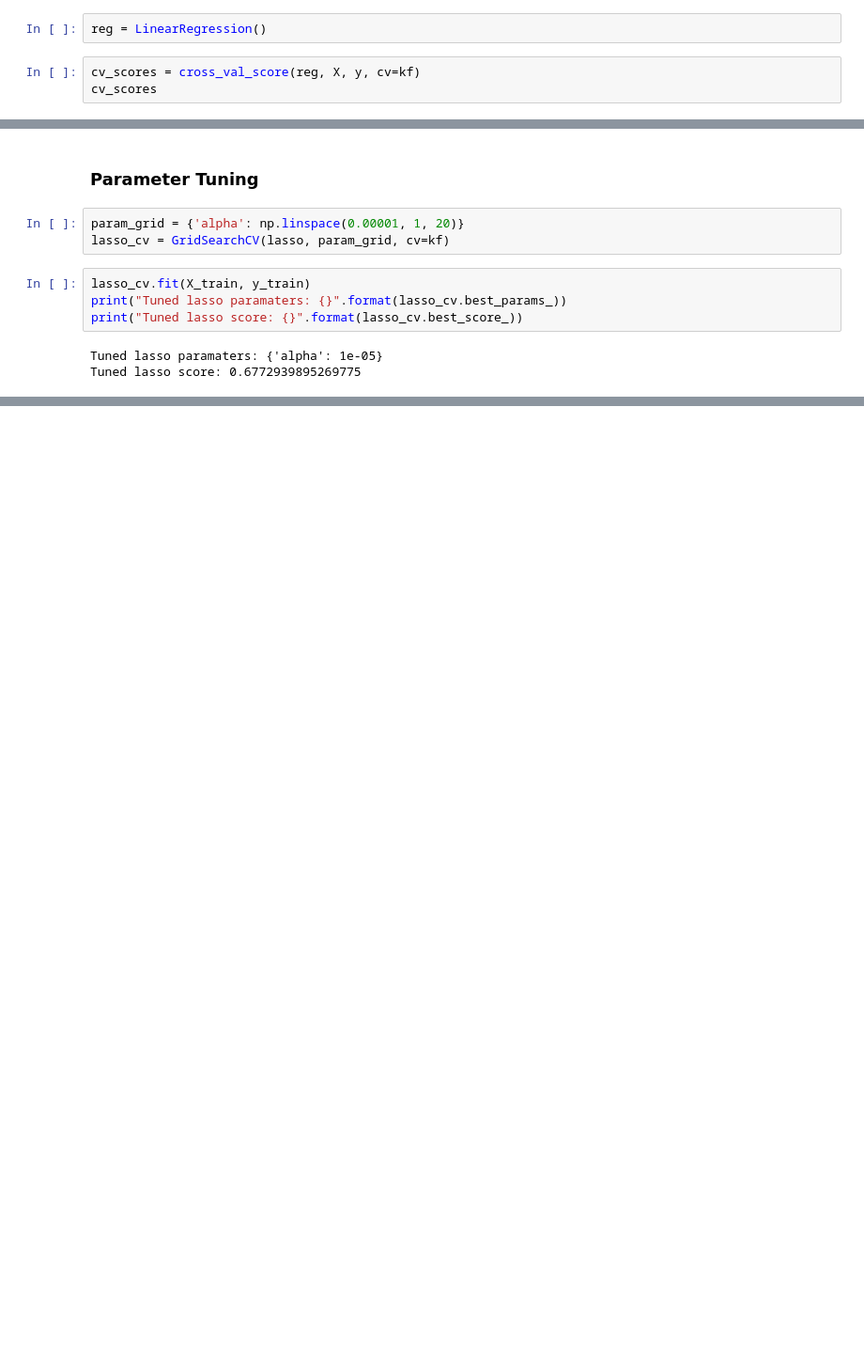
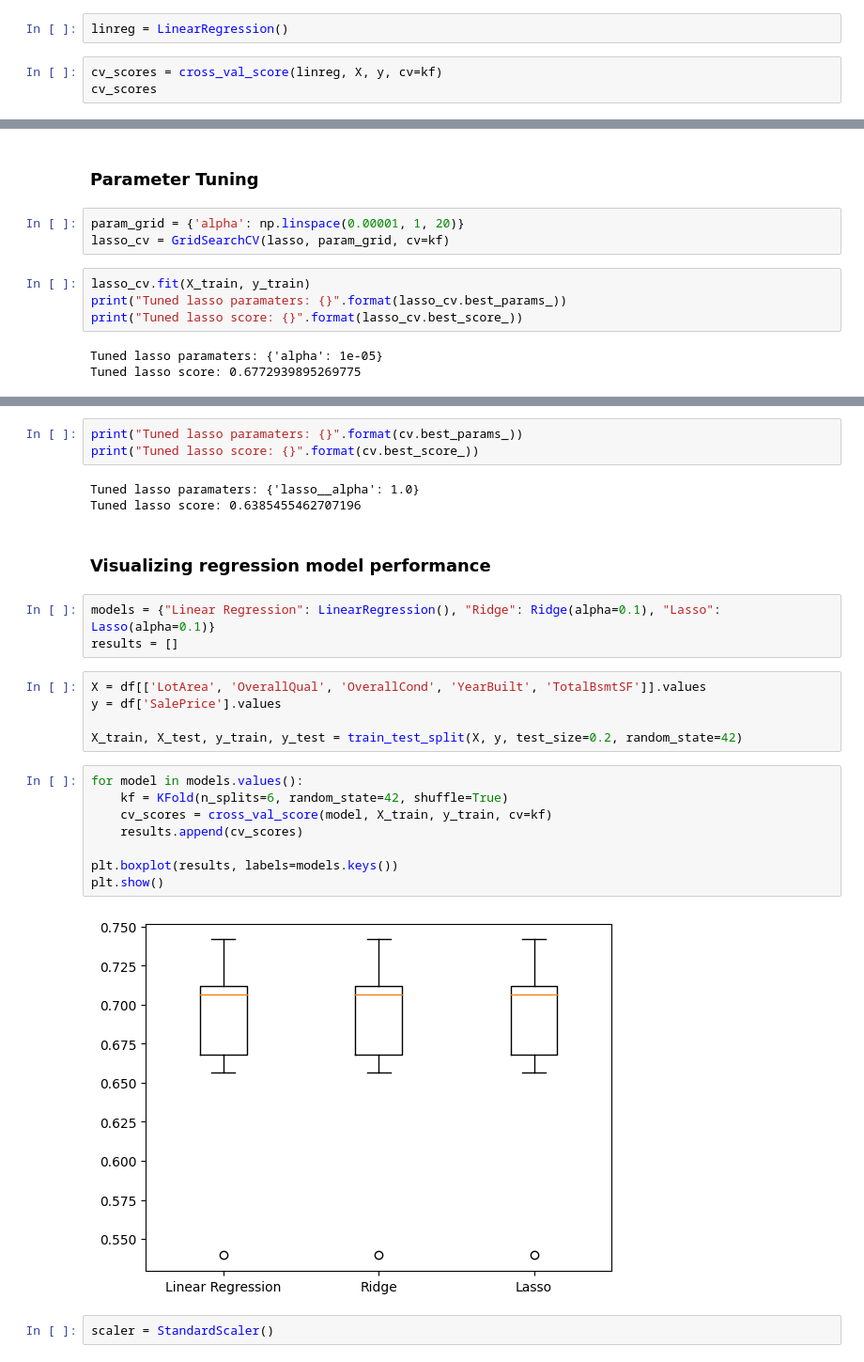
Before and after one commit to AmbassadorOTU/machine-learning, a Jupyter notebook: supervised_learning/house_price_prediction.ipynb, the cells around one changed output, grey strips where cells are left out. Shown at 94% size. Saved outputs shown, nothing was run; the diff lists cells and outputs as text; blank space fills up the shorter version.

```diff
--- a/supervised_learning/house_price_prediction.ipynb
+++ b/supervised_learning/house_price_prediction.ipynb
@@ -70,9 +75,9 @@ X.shape
 # %%
 kf = KFold(n_splits=6, shuffle=True, random_state=42)
 # %%
-reg = LinearRegression()
+linreg = LinearRegression()
 # %%
-cv_scores = cross_val_score(reg, X, y, cv=kf)
+cv_scores = cross_val_score(linreg, X, y, cv=kf)
 cv_scores
 # %% [output]
 array([ 0.06089564,  0.07068419,  0.0325173 ,  0.08930736, -0.11762295,
@@ -171,0 +421,28 @@ Tuned lasso score: 0.6772939895269775
+# %%
+print("Tuned lasso paramaters: {}".format(cv.best_params_))
+print("Tuned lasso score: {}".format(cv.best_score_))
+# %% [output]
+Tuned lasso paramaters: {'lasso__alpha': 1.0}
+Tuned lasso score: 0.6385455462707196
+# %% [markdown]
+### Visualizing regression model performance
+# %%
+models = {"Linear Regression": LinearRegression(), "Ridge": Ridge(alpha=0.1), "Lasso": Lasso(alpha=0.1)}
+results = []
+# %%
+X = df[['LotArea', 'OverallQual', 'OverallCond', 'YearBuilt', 'TotalBsmtSF']].values
+y = df['SalePrice'].values
+
+X_train, X_test, y_train, y_test = train_test_split(X, y, test_size=0.2, random_state=42)
+# %%
+for model in models.values():
+    kf = KFold(n_splits=6, random_state=42, shuffle=True)
+    cv_scores = cross_val_score(model, X_train, y_train, cv=kf)
+    results.append(cv_scores)
+
+plt.boxplot(results, labels=models.keys())
+plt.show()
+# %% [output]
+[figure, added]
+# %%
+scaler = StandardScaler()
```
Also changed, not shown: parts of 51 cells of this notebook, 1 other file.
